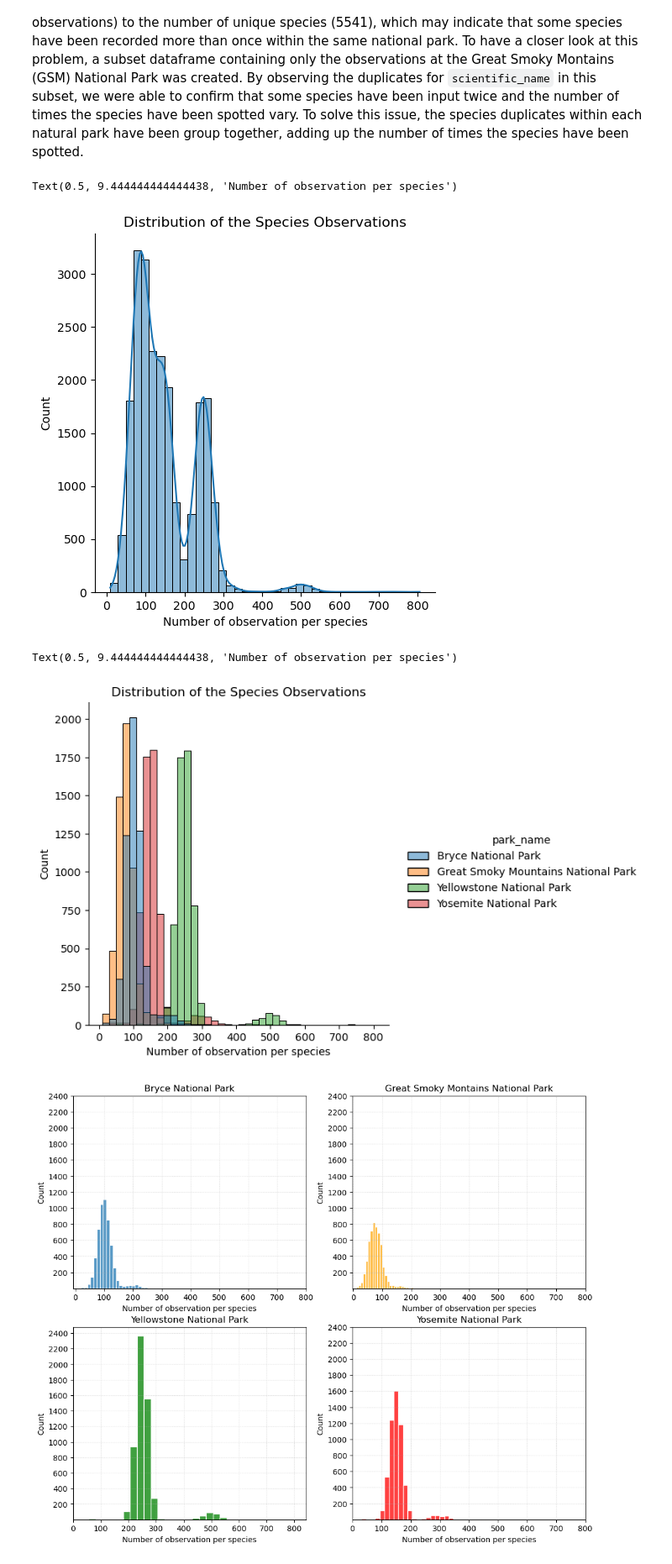
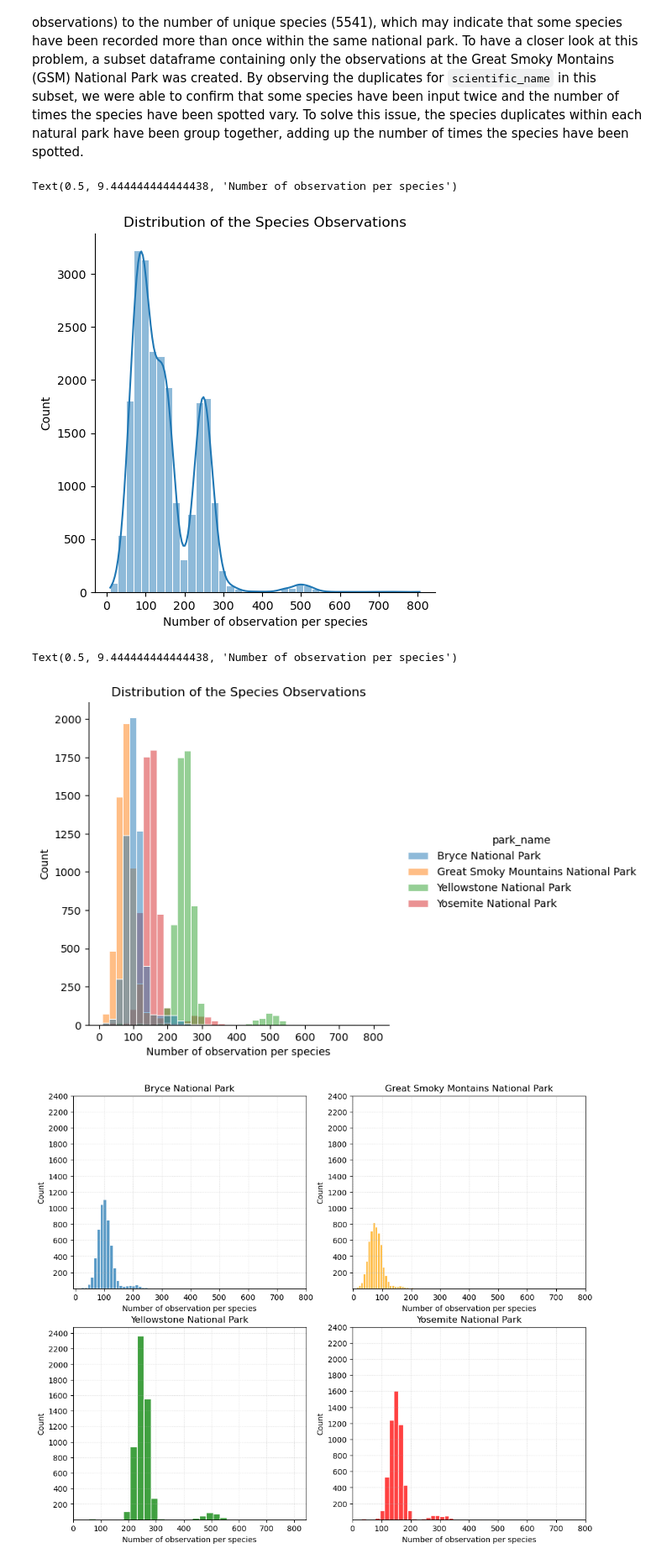
Before and after one commit to CrisFC4/Biodiversity_project, a Jupyter notebook: biodiversity_starter/biodiversity.ipynb, the cells around one changed output. Shown: that part at 84% size. Saved outputs shown, nothing was run; the diff lists cells and outputs as text; code cells hidden in the pictures.

```diff
--- a/biodiversity_starter/biodiversity.ipynb
+++ b/biodiversity_starter/biodiversity.ipynb
@@ -315,20 +395,20 @@ The `scientific_name` and `park_name` variables of the dataset have been identif
 A total of 15 observations were found to be duplicated and droped from the dataset. However, even with this correction, the number of observations for each national park was superior (>200 observations) to the number of unique species (5541), which may indicate that some species have been recorded more than once within the same national park. To have a closer look at this problem, a subset dataframe containing only the observations at the Great Smoky Montains (GSM) National Park was created. By observing the duplicates for `scientific_name` in this subset, we were able to confirm that some species have been input twice and the number of times the species have been spotted vary. To solve this issue, the species duplicates within each natural park have been group together, adding up the number of times the species have been spotted.
 # %%
 # Histogram of observations
-sns.displot(data=obs, x='observations', bins=40, kde=True)
+sns.displot(data=obs, x='observations', bins=40, kde=True, edgecolor='white')
 plt.title('Distribution of the Species Observations')
 plt.xlabel('Number of observation per species')
 # %% [output]
 Text(0.5, 9.444444444444438, 'Number of observation per species')
-[figure, old version]
+[figure, new version]
 # %%
 
-sns.displot(data=obs, x='observations', hue='park_name', bins=40)
+sns.displot(data=obs, x='observations', hue='park_name', bins=40, edgecolor='white')
 plt.title('Distribution of the Species Observations')
 plt.xlabel('Number of observation per species')
 # %% [output]
 Text(0.5, 9.444444444444438, 'Number of observation per species')
-[figure, old version]
+[figure, new version]
 # %%
 parks = obs.park_name.unique()
 Bryce = obs[obs.park_name == parks[0]]
```
Also changed, not shown: parts of 10 cells of this notebook.
